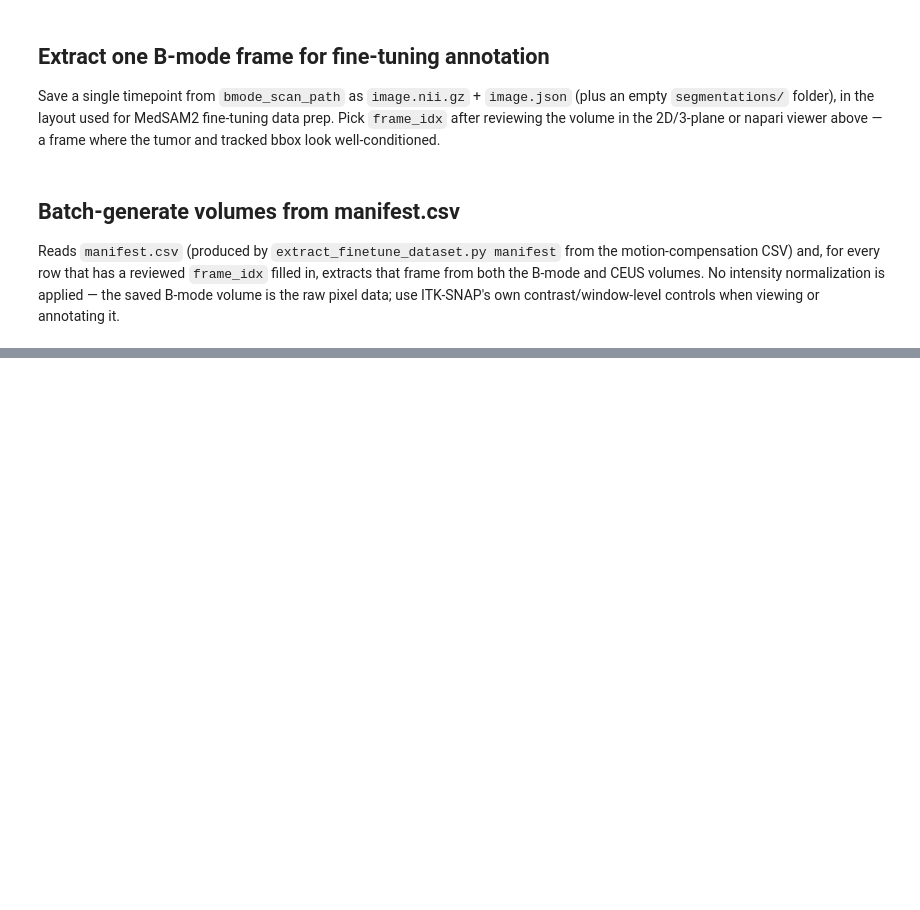
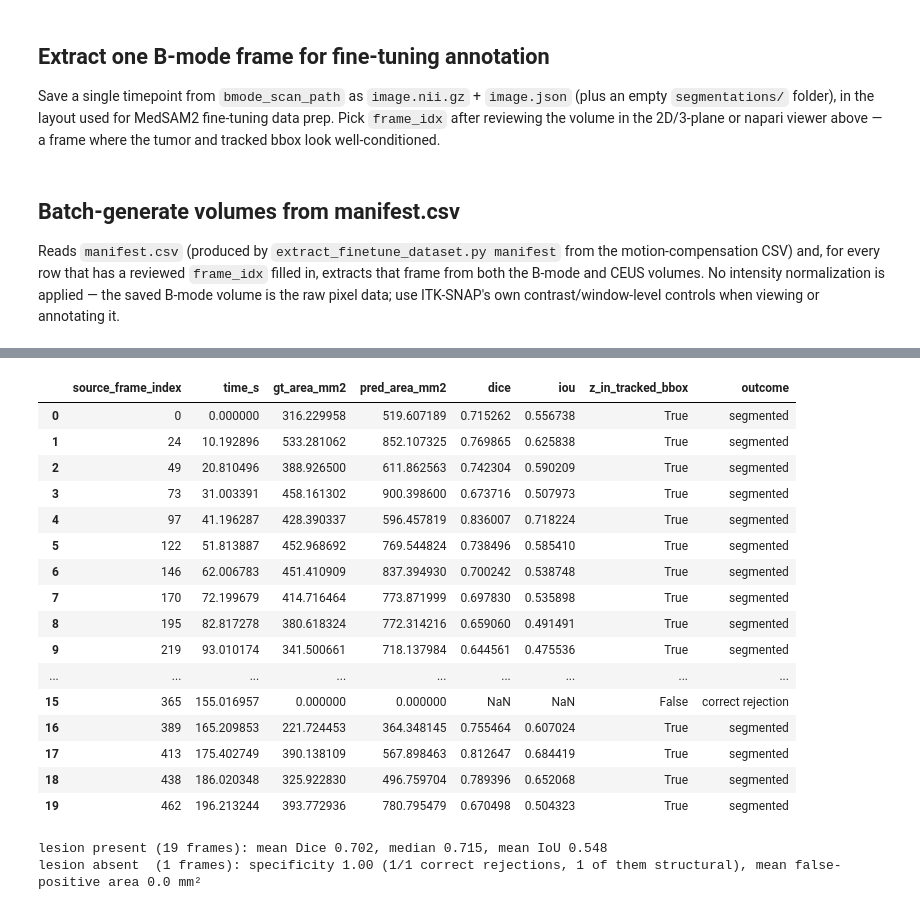
Before and after one commit to QuantUS-OpenSource/QuantUS-Backend-CEUS, a Jupyter notebook: CLI-Demos/MedSam2_fineTuning_extract.ipynb, the cells around one changed output, grey strips where cells are left out. Drawn from its saved outputs; the diff is of its cells as text; code cells hidden in the pictures; blank space fills up the shorter version.

```diff
--- a/CLI-Demos/MedSam2_fineTuning_extract.ipynb
+++ b/CLI-Demos/MedSam2_fineTuning_extract.ipynb
@@ -151,0 +390,36 @@ extract_all(manifest_path, output_root)
+# %%
+import pandas as pd
+
+df = pd.DataFrame(rows)
+display(df[["source_frame_index", "time_s", "gt_area_mm2", "pred_area_mm2",
+            "dice", "iou", "z_in_tracked_bbox", "outcome"]])
+
+summary = summarize_2d_scores(rows)
+print(f"lesion present ({summary['n_lesion_present']} frames): "
+      f"mean Dice {summary['mean_dice']:.3f}, median {summary['median_dice']:.3f}, "
+      f"mean IoU {summary['mean_iou']:.3f}")
+print(f"lesion absent  ({summary['n_lesion_absent']} frames): "
+      f"specificity {summary['specificity']:.2f} "
+      f"({summary['n_correct_rejection']}/{summary['n_lesion_absent']} correct rejections, "
+      f"{summary['n_rejection_outside_bbox']} of them structural), "
+      f"mean false-positive area {summary['mean_false_positive_mm2']:.1f} mm²")
+# %% [output]
+|  | source_frame_index | time_s | gt_area_mm2 | pred_area_mm2 | dice | iou | z_in_tracked_bbox | outcome |
+| 0 | 0 | 0.000000 | 316.229958 | 519.607189 | 0.715262 | 0.556738 | True | segmented |
+| 1 | 24 | 10.192896 | 533.281062 | 852.107325 | 0.769865 | 0.625838 | True | segmented |
+| 2 | 49 | 20.810496 | 388.926500 | 611.862563 | 0.742304 | 0.590209 | True | segmented |
+| 3 | 73 | 31.003391 | 458.161302 | 900.398600 | 0.673716 | 0.507973 | True | segmented |
+| 4 | 97 | 41.196287 | 428.390337 | 596.457819 | 0.836007 | 0.718224 | True | segmented |
+| 5 | 122 | 51.813887 | 452.968692 | 769.544824 | 0.738496 | 0.585410 | True | segmented |
+| 6 | 146 | 62.006783 | 451.410909 | 837.394930 | 0.700242 | 0.538748 | True | segmented |
+| 7 | 170 | 72.199679 | 414.716464 | 773.871999 | 0.697830 | 0.535898 | True | segmented |
+| 8 | 195 | 82.817278 | 380.618324 | 772.314216 | 0.659060 | 0.491491 | True | segmented |
+| 9 | 219 | 93.010174 | 341.500661 | 718.137984 | 0.644561 | 0.475536 | True | segmented |
+| ... | ... | ... | ... | ... | ... | ... | ... | ... |
+| 15 | 365 | 155.016957 | 0.000000 | 0.000000 | NaN | NaN | False | correct rejection |
+| 16 | 389 | 165.209853 | 221.724453 | 364.348145 | 0.755464 | 0.607024 | True | segmented |
+| 17 | 413 | 175.402749 | 390.138109 | 567.898463 | 0.812647 | 0.684419 | True | segmented |
+| 18 | 438 | 186.020348 | 325.922830 | 496.759704 | 0.789396 | 0.652068 | True | segmented |
+| 19 | 462 | 196.213244 | 393.772936 | 780.795479 | 0.670498 | 0.504323 | True | segmented |
+lesion present (19 frames): mean Dice 0.702, median 0.715, mean IoU 0.548
+lesion absent  (1 frames): specificity 1.00 (1/1 correct rejections, 1 of them structural), mean false-positive area 0.0 mm²
```
Also changed, not shown: parts of 26 cells of this notebook, 10 other files.
